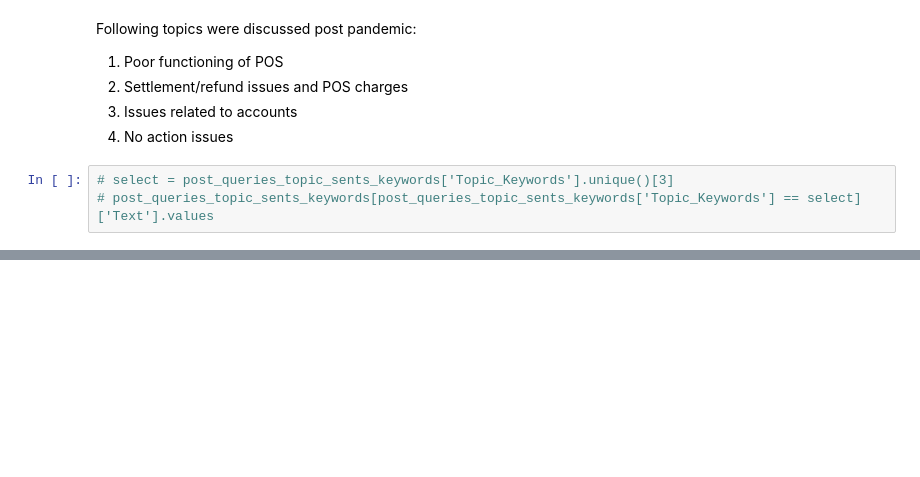
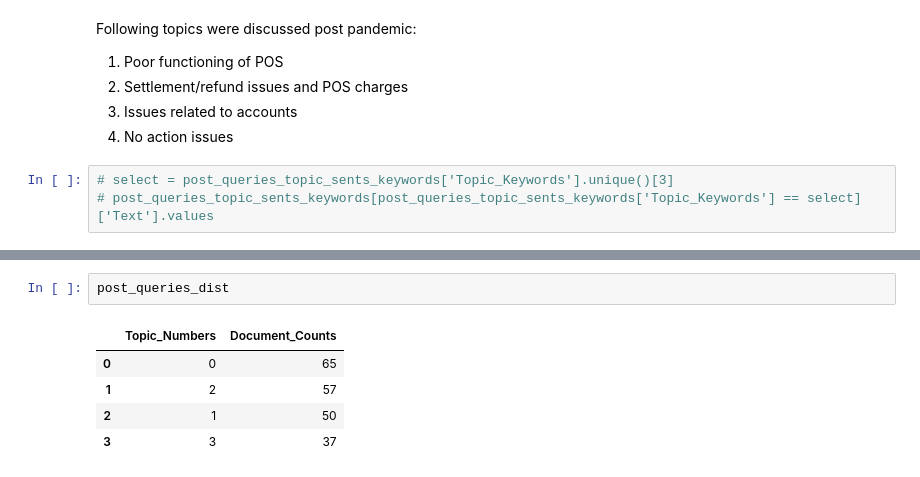
Before and after one commit to patilpushkarp/comp, a Jupyter notebook: _sources/docs/individual/fintech/response_pine_labs.ipynb, the cells around one changed output, grey strips where cells are left out. Saved outputs shown, nothing was run; the diff lists cells and outputs as text; blank space fills up the shorter version.

```diff
--- a/_sources/docs/individual/fintech/response_pine_labs.ipynb
+++ b/_sources/docs/individual/fintech/response_pine_labs.ipynb
@@ -323,0 +337,8 @@ distutils Version classes are deprecated. Use packaging.version instead.
+# %%
+post_queries_dist
+# %% [output]
+|  | Topic_Numbers | Document_Counts |
+| 0 | 0 | 65 |
+| 1 | 2 | 57 |
+| 2 | 1 | 50 |
+| 3 | 3 | 37 |
```
Also changed, not shown: parts of 12 cells of this notebook, 53 other files.
